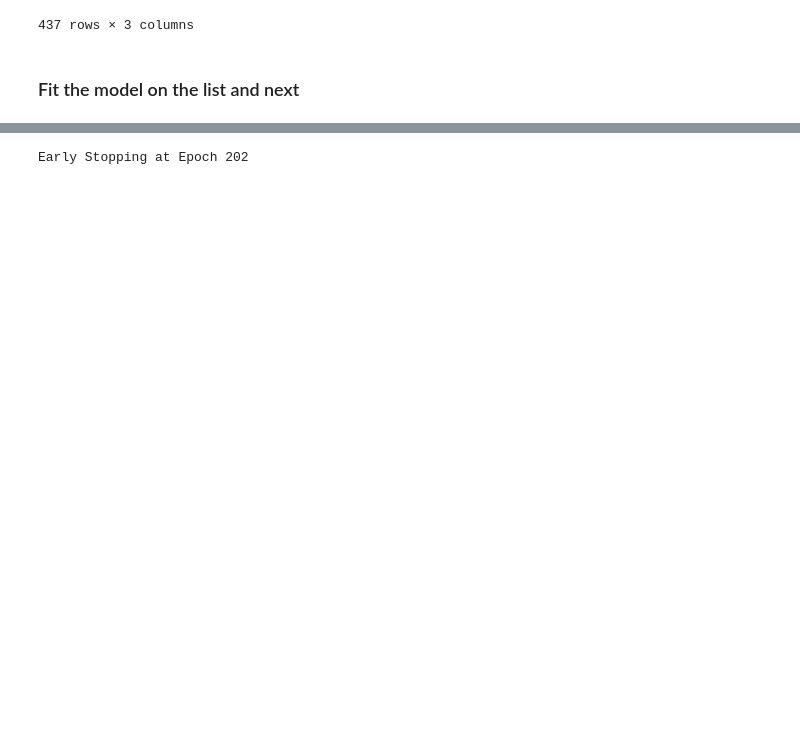
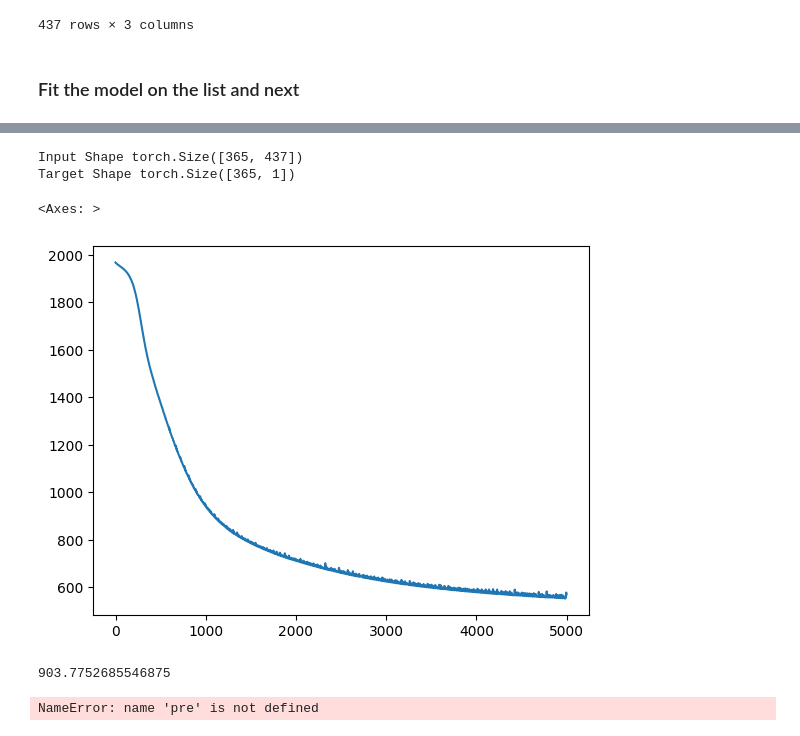
Before and after one commit to matteoshafer/cryptoTrading_fork, a Jupyter notebook: LLM_modeling.ipynb, the cells around one changed output, grey strips where cells are left out. Cells and saved outputs as stored; diff of their text form; code cells hidden in the pictures; blank space fills up the shorter version.

```diff
--- a/LLM_modeling.ipynb
+++ b/LLM_modeling.ipynb
@@ -151,0 +181,18 @@ Shape of targets tensor: torch.Size([1, 1])
+# %%
+TRAIN_PCT = 0.8
+X = data[['list']]
+y = data['next']
+
+tscv = TimeSeriesSplit(n_splits=5)
+splits = tscv.split(X)
+X_trains = []
+y_trains = []
+X_tests = []
+y_tests = []
+for train_index, test_index in splits:
+    X_train, X_test = X.iloc[train_index], X.iloc[test_index]
+    y_train, y_test = y.iloc[train_index], y.iloc[test_index]
+    X_trains.append(X_train)
+    y_trains.append(y_train)
+    X_tests.append(X_test)
+    y_tests.append(y_test)
@@ -152,19 +258,49 @@ Shape of targets tensor: torch.Size([1, 1])
+# %%
+print('Input Shape', inputs.shape)
+print('Target Shape', targets.shape)
+# %% [output]
+Input Shape torch.Size([365, 437])
+Target Shape torch.Size([365, 1])
 # %%
-epochs = 1000
+epochs = 5000
 losses = []
+
+input_size = len(data)  # Number of previous numbers in the sequence
+hidden_size = 64
+num_layers = 2
+model = LLM(input_size, hidden_size, num_layers)
+lossFunction = nn.MSELoss()
+optimizer = torch.optim.Adam(model.parameters(), lr=1e-4)
+
 for epoch in range(epochs):
     # Forward pass
     predictions = model(inputs)
     loss = lossFunction(predictions, targets)
+    loss **= 0.5
 
     # Backward pass and optimization
     optimizer.zero_grad()
     loss.backward()
     optimizer.step()
     loss = loss.item()
     losses.append(loss)
-    if loss < 1e-2:
+    if loss < 1e2:
         print(f'Early Stopping at Epoch {epoch+1}')
         break
+
+pd.Series(losses).plot()
 # %% [output]
-Early Stopping at Epoch 202
+<Axes: >
+[figure, added]
+# %%
+test_data = [1,2,3,4,5]
+test_data = padding(test_data, input_size)
+test_input = torch.tensor([test_data], dtype=torch.float32)
+predicted_output = model(test_input).item()
+predicted_output
+# %% [output]
+903.7752685546875
+# %%
+X_
+# %% [output]
+NameError: name 'pre' is not defined
```
Also changed, not shown: parts of 10 cells of this notebook, 7 other files.
